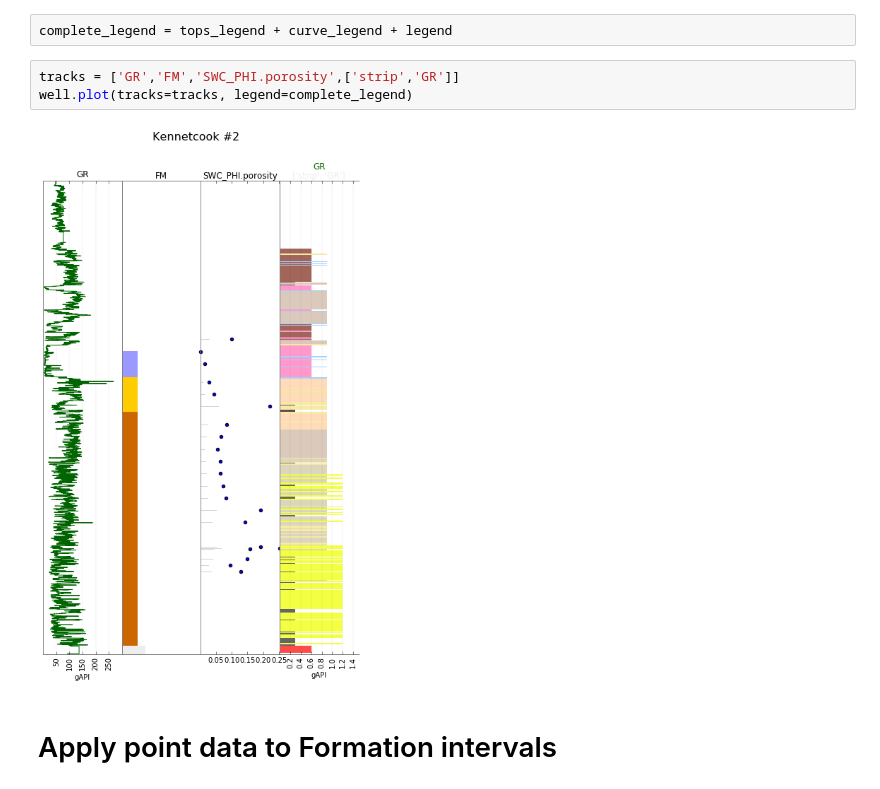
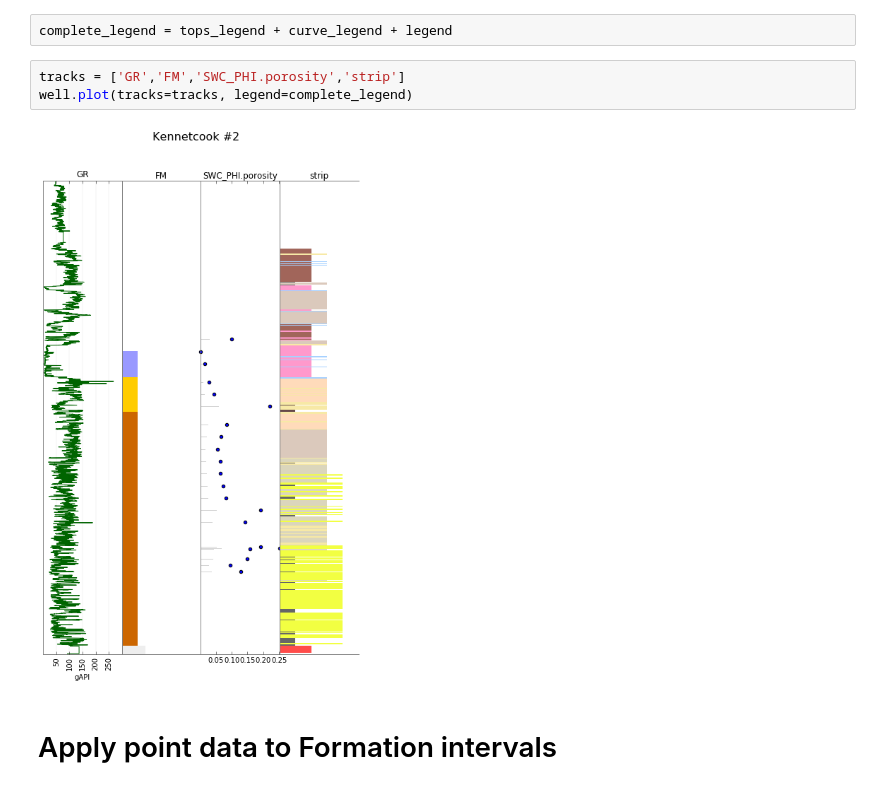
Before and after one commit to EvanBianco/recipes, a Jupyter notebook: Applying point data to stratigraphic intervals.ipynb, the cells around one changed output. Drawn from its saved outputs; the diff is of its cells as text.

Commit message:
small change in composite plot

```diff
--- a/Applying point data to stratigraphic intervals.ipynb
+++ b/Applying point data to stratigraphic intervals.ipynb
@@ -118,10 +118,10 @@ well.data['strip'] = strip
 # %%
 complete_legend = tops_legend + curve_legend + legend
 # %%
-tracks = ['GR','FM','SWC_PHI.porosity',['strip','GR']]
+tracks = ['GR','FM','SWC_PHI.porosity','strip']
 well.plot(tracks=tracks, legend=complete_legend)
 # %% [output]
-[figure, old version]
+[figure, new version]
 # %% [markdown]
 # Apply point data to Formation intervals
 # %%
```
